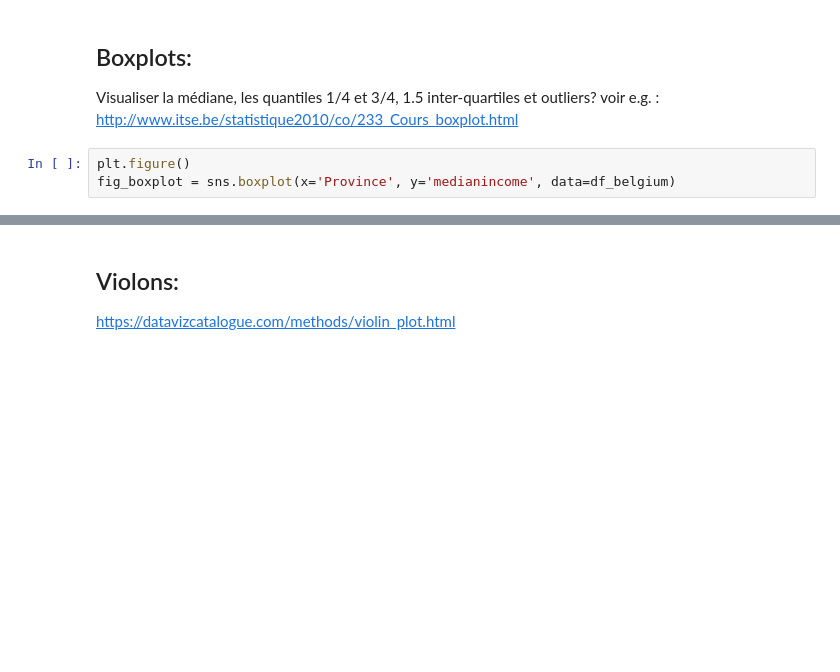
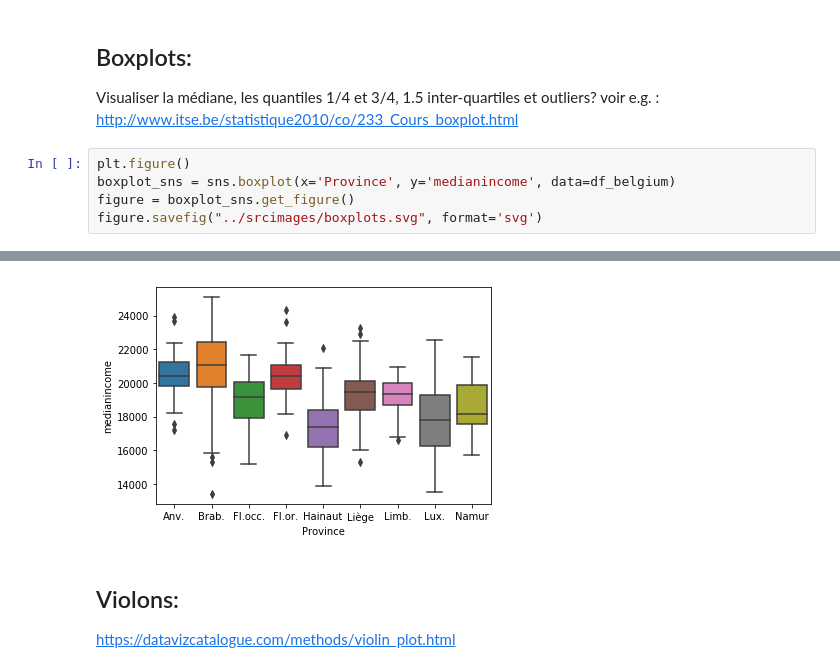
Before and after one commit to josephsalmon/agramfort.github.io, a Jupyter notebook: content/enseignement/Montpellier/HLMA310/belgianmunicipalities.ipynb, the cells around one changed output, grey strips where cells are left out. Cells and saved outputs as stored; diff of their text form; blank space fills up the shorter version.

```diff
--- a/content/enseignement/Montpellier/HLMA310/belgianmunicipalities.ipynb
+++ b/content/enseignement/Montpellier/HLMA310/belgianmunicipalities.ipynb
@@ -478,5 +474,7 @@ Visualiser la médiane, les quantiles 1/4 et 3/4, 1.5 inter-quartiles et outlier
 voir e.g. : http://www.itse.be/statistique2010/co/233_Cours_boxplot.html
 # %%
 plt.figure()
-fig_boxplot = sns.boxplot(x='Province', y='medianincome', data=df_belgium)
+boxplot_sns = sns.boxplot(x='Province', y='medianincome', data=df_belgium)
+figure = boxplot_sns.get_figure()
+figure.savefig("../srcimages/boxplots.svg", format='svg')
 # %% [output]
@@ -485,3 +481,4 @@ fig_boxplot = sns.boxplot(x='Province', y='medianincome', data=df_belgium)
+[figure, added]
 # %% [markdown]
 ## Violons:
 https://datavizcatalogue.com/methods/violin_plot.html
```
Also changed, not shown: parts of 25 cells of this notebook, 18 other files.
